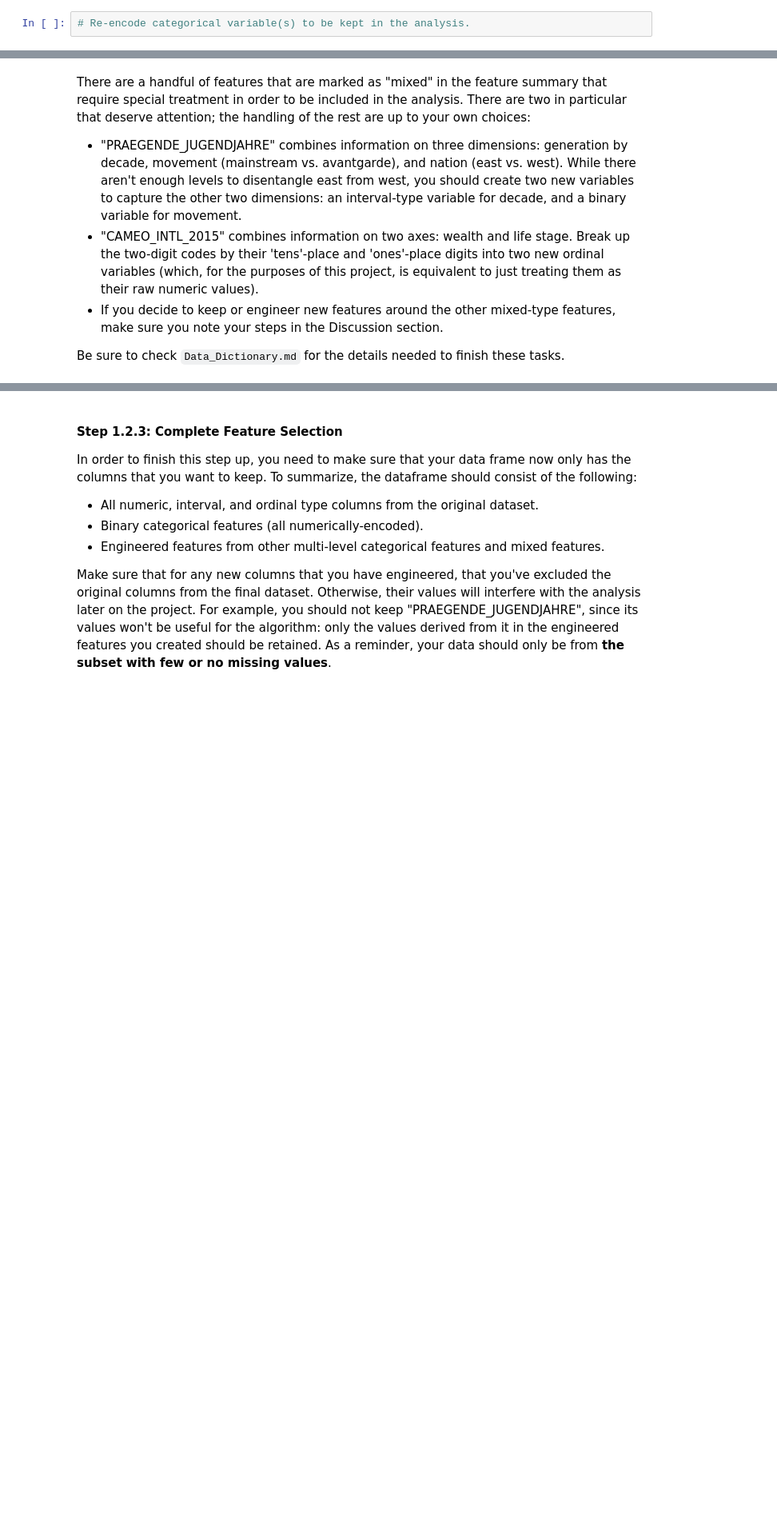
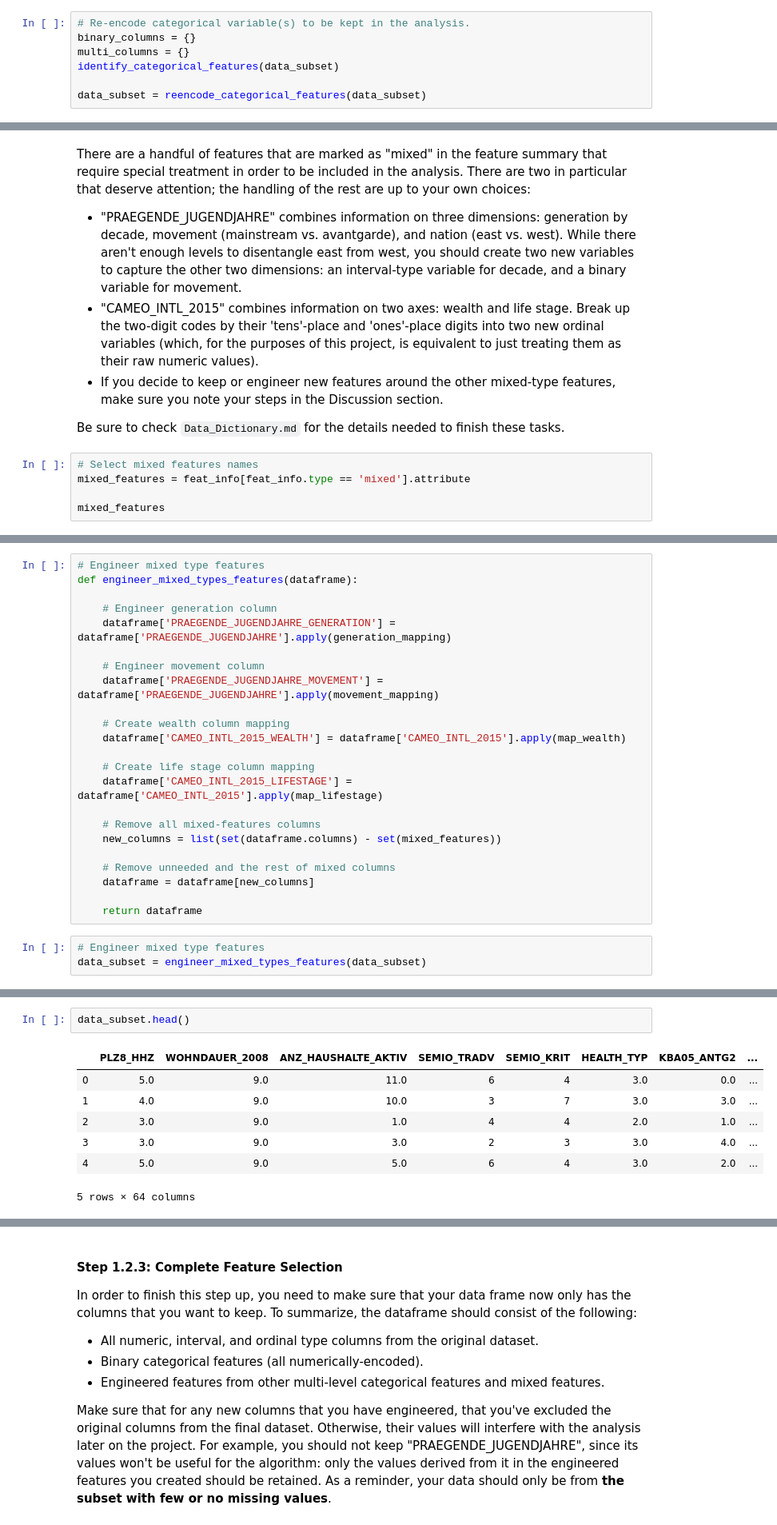
Before and after one commit to luis-valverde/Identify-Customer-Segments-with-Arvato, a Jupyter notebook: Identify_Customer_Segments.ipynb, the cells around one changed output, grey strips where cells are left out. Shown: that part at 80% size. Drawn from its saved outputs; the diff is of its cells as text; blank space fills up the shorter version.

Commit message:
feat: Select and re-encode features
Realize the following tasks:
 - Re-encode categorical features.
 - Re-encode mixed-typed features.

```diff
--- a/Identify_Customer_Segments.ipynb
+++ b/Identify_Customer_Segments.ipynb
@@ -396,2 +459,7 @@ For categorical data, you would ordinarily need to encode the levels as dummy va
 # %%
 # Re-encode categorical variable(s) to be kept in the analysis.
+binary_columns = {}
+multi_columns = {}
+identify_categorical_features(data_subset)
+
+data_subset = reencode_categorical_features(data_subset)
@@ -408,3 +509,8 @@ There are a handful of features that are marked as "mixed" in the feature summar
 - If you decide to keep or engineer new features around the other mixed-type features, make sure you note your steps in the Discussion section.
 
 Be sure to check `Data_Dictionary.md` for the details needed to finish these tasks.
+# %%
+# Select mixed features names
+mixed_features = feat_info[feat_info.type == 'mixed'].attribute
+
+mixed_features
@@ -410,0 +579,26 @@ Be sure to check `Data_Dictionary.md` for the details needed to finish these tas
+# %%
+# Engineer mixed type features
+def engineer_mixed_types_features(dataframe):
+
+    # Engineer generation column
+    dataframe['PRAEGENDE_JUGENDJAHRE_GENERATION'] = dataframe['PRAEGENDE_JUGENDJAHRE'].apply(generation_mapping)
+
+    # Engineer movement column
+    dataframe['PRAEGENDE_JUGENDJAHRE_MOVEMENT'] = dataframe['PRAEGENDE_JUGENDJAHRE'].apply(movement_mapping)
+
+    # Create wealth column mapping
+    dataframe['CAMEO_INTL_2015_WEALTH'] = dataframe['CAMEO_INTL_2015'].apply(map_wealth)
+
+    # Create life stage column mapping
+    dataframe['CAMEO_INTL_2015_LIFESTAGE'] = dataframe['CAMEO_INTL_2015'].apply(map_lifestage)
+
+    # Remove all mixed-features columns
+    new_columns = list(set(dataframe.columns) - set(mixed_features))
+
+    # Remove unneeded and the rest of mixed columns
+    dataframe = dataframe[new_columns]
+
+    return dataframe
+# %%
+# Engineer mixed type features
+data_subset = engineer_mixed_types_features(data_subset)
@@ -411,3 +641,13 @@ Be sure to check `Data_Dictionary.md` for the details needed to finish these tas
+# %%
+data_subset.head()
+# %% [output]
+|  | PLZ8_HHZ | WOHNDAUER_2008 | ANZ_HAUSHALTE_AKTIV | SEMIO_TRADV | SEMIO_KRIT | HEALTH_TYP | KBA05_ANTG2 | ... |
+| 0 | 5.0 | 9.0 | 11.0 | 6 | 4 | 3.0 | 0.0 | ... |
+| 1 | 4.0 | 9.0 | 10.0 | 3 | 7 | 3.0 | 3.0 | ... |
+| 2 | 3.0 | 9.0 | 1.0 | 4 | 4 | 2.0 | 1.0 | ... |
+| 3 | 3.0 | 9.0 | 3.0 | 2 | 3 | 3.0 | 4.0 | ... |
+| 4 | 5.0 | 9.0 | 5.0 | 6 | 4 | 3.0 | 2.0 | ... |
+5 rows × 64 columns
 # %% [markdown]
 #### Discussion 1.2.2: Engineer Mixed-Type Features
 
```
Also changed, not shown: parts of 14 cells of this notebook.
